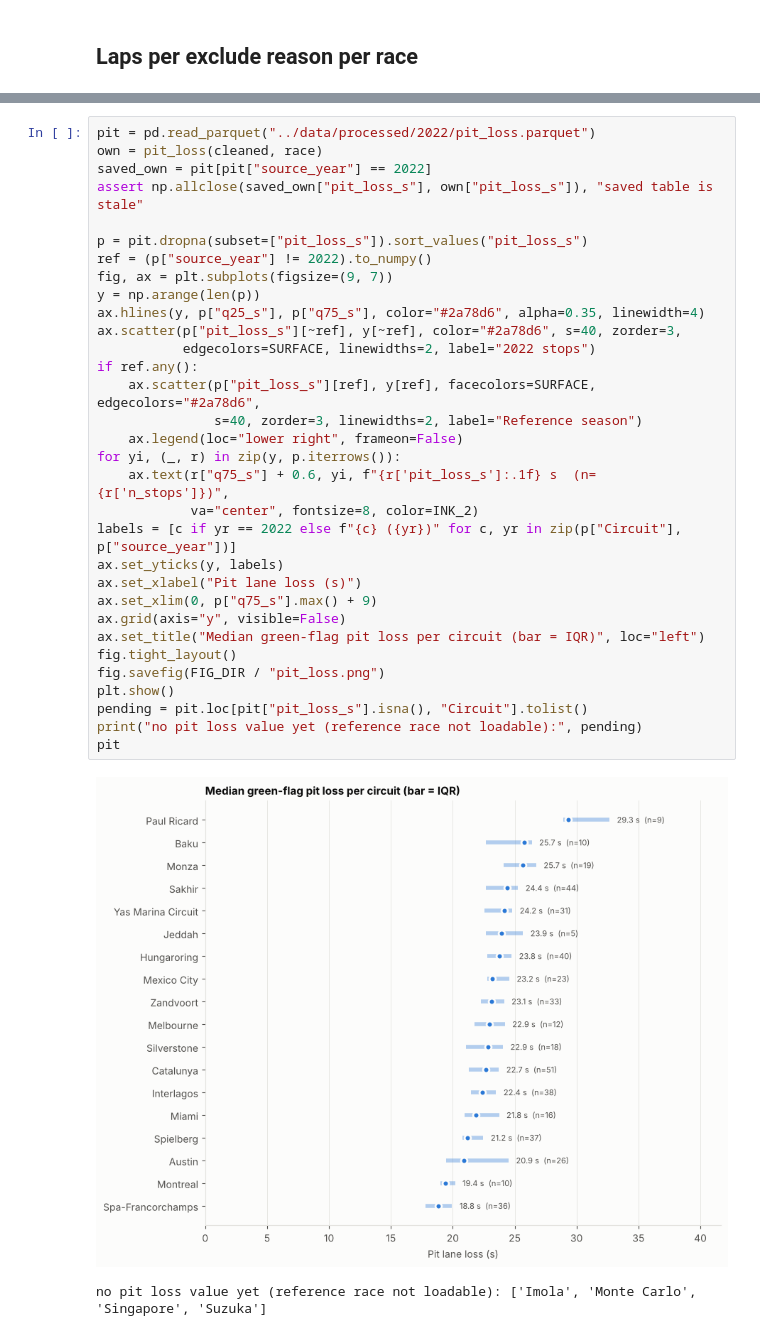
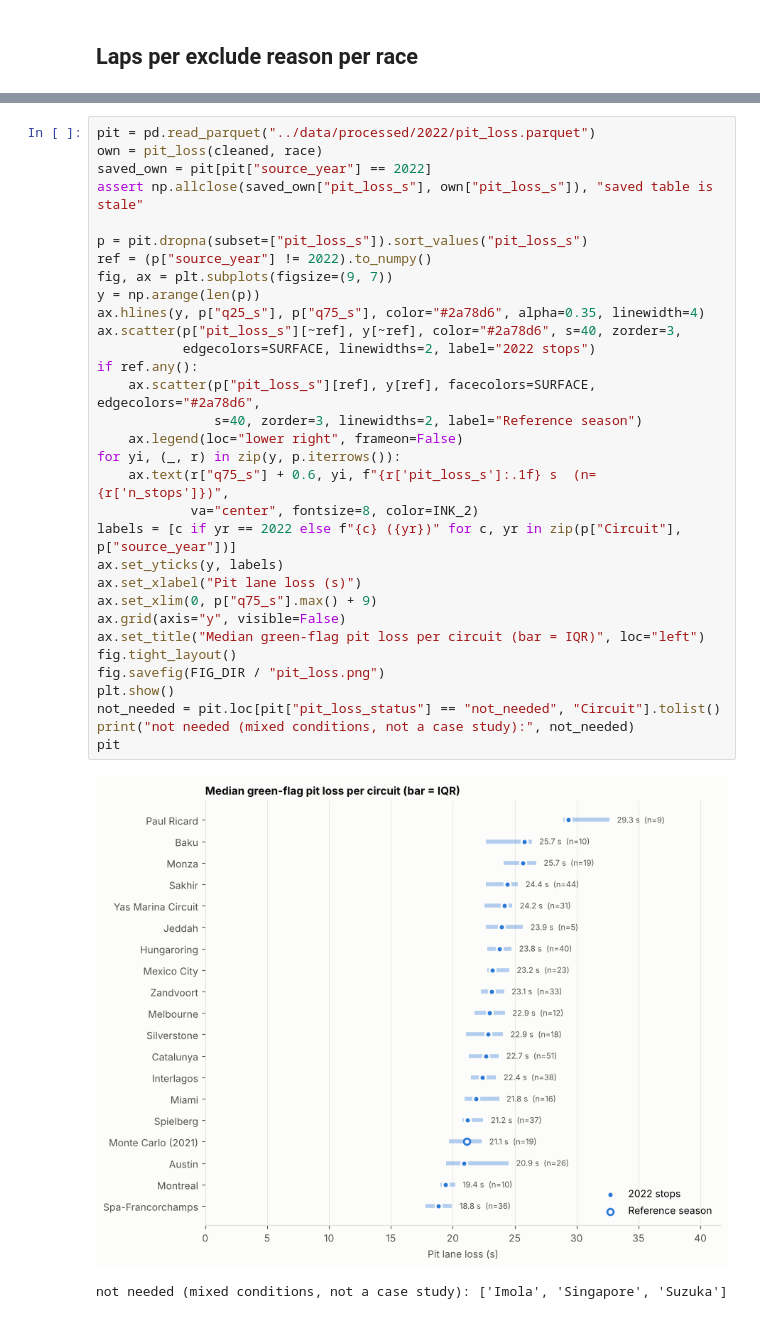
Before and after one commit to tinySage/claude-F1, a Jupyter notebook: notebooks/02_eda.ipynb, the cells around one changed output, grey strips where cells are left out. Drawn from its saved outputs; the diff is of its cells as text.

Commit message:
Regenerate EDA notebook and pit loss figure with Monaco 2021 reference
Co-Authored-By: Claude Opus 5.5 <noreply@anthropic.com>
Claude-Session: https://claude.ai/code/session_01CBis2hDuvdRGSDoWgQRrxP

```diff
--- a/notebooks/02_eda.ipynb
+++ b/notebooks/02_eda.ipynb
@@ -163,34 +163,34 @@ come from a reference season; circuits with no value yet are listed below.
 pit = pd.read_parquet("../data/processed/2022/pit_loss.parquet")
 own = pit_loss(cleaned, race)
 saved_own = pit[pit["source_year"] == 2022]
 assert np.allclose(saved_own["pit_loss_s"], own["pit_loss_s"]), "saved table is stale"
 
 p = pit.dropna(subset=["pit_loss_s"]).sort_values("pit_loss_s")
 ref = (p["source_year"] != 2022).to_numpy()
 fig, ax = plt.subplots(figsize=(9, 7))
 y = np.arange(len(p))
 ax.hlines(y, p["q25_s"], p["q75_s"], color="#2a78d6", alpha=0.35, linewidth=4)
 ax.scatter(p["pit_loss_s"][~ref], y[~ref], color="#2a78d6", s=40, zorder=3,
            edgecolors=SURFACE, linewidths=2, label="2022 stops")
 if ref.any():
     ax.scatter(p["pit_loss_s"][ref], y[ref], facecolors=SURFACE, edgecolors="#2a78d6",
                s=40, zorder=3, linewidths=2, label="Reference season")
     ax.legend(loc="lower right", frameon=False)
 for yi, (_, r) in zip(y, p.iterrows()):
     ax.text(r["q75_s"] + 0.6, yi, f"{r['pit_loss_s']:.1f} s  (n={r['n_stops']})",
             va="center", fontsize=8, color=INK_2)
 labels = [c if yr == 2022 else f"{c} ({yr})" for c, yr in zip(p["Circuit"], p["source_year"])]
 ax.set_yticks(y, labels)
 ax.set_xlabel("Pit lane loss (s)")
 ax.set_xlim(0, p["q75_s"].max() + 9)
 ax.grid(axis="y", visible=False)
 ax.set_title("Median green-flag pit loss per circuit (bar = IQR)", loc="left")
 fig.tight_layout()
 fig.savefig(FIG_DIR / "pit_loss.png")
 plt.show()
-pending = pit.loc[pit["pit_loss_s"].isna(), "Circuit"].tolist()
-print("no pit loss value yet (reference race not loadable):", pending)
+not_needed = pit.loc[pit["pit_loss_status"] == "not_needed", "Circuit"].tolist()
+print("not needed (mixed conditions, not a case study):", not_needed)
 pit
 # %% [output]
-[figure, old version]
+[figure, new version]
-no pit loss value yet (reference race not loadable): ['Imola', 'Monte Carlo', 'Singapore', 'Suzuka']
+not needed (mixed conditions, not a case study): ['Imola', 'Singapore', 'Suzuka']
```
Also changed, not shown: parts of 3 cells of this notebook, 1 other file.
